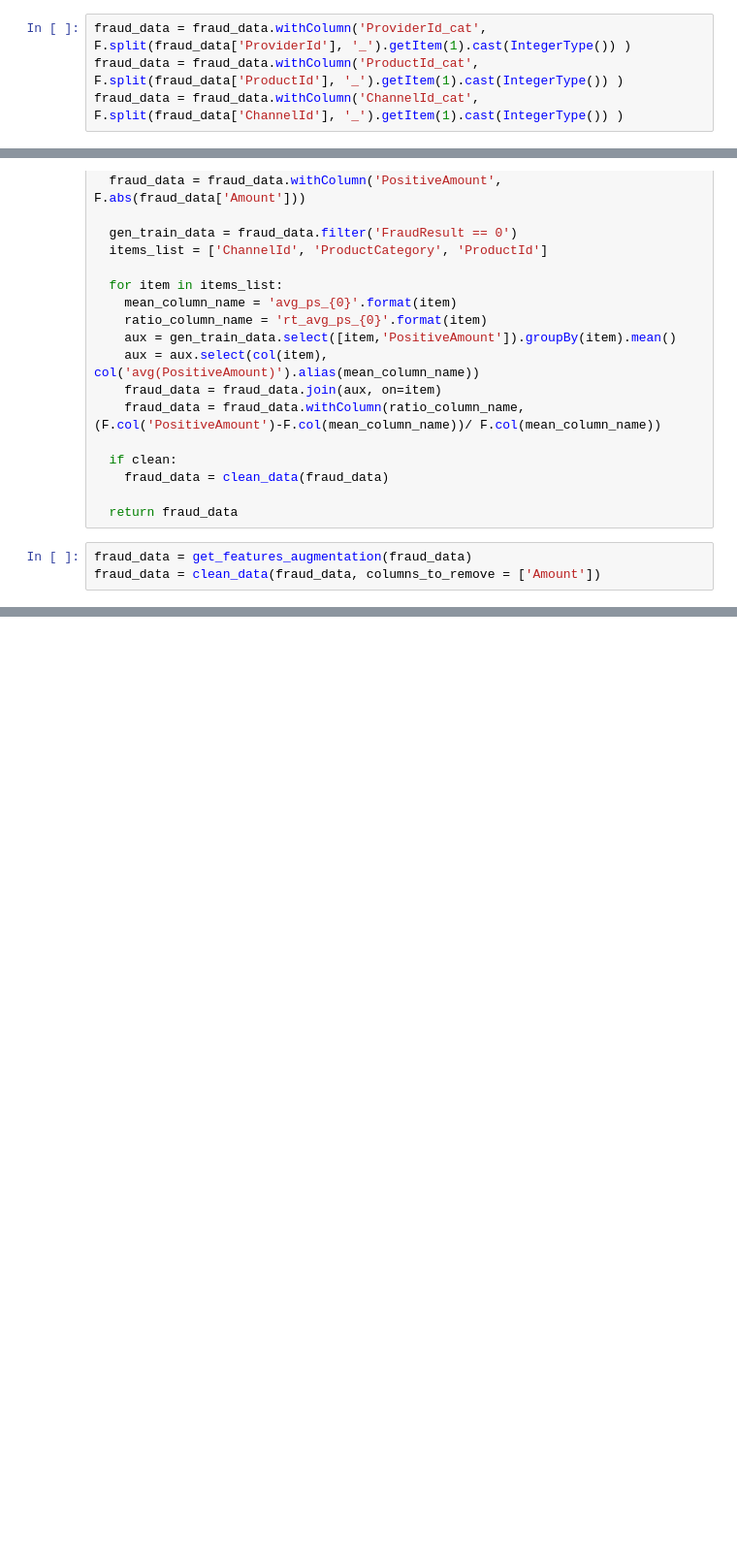
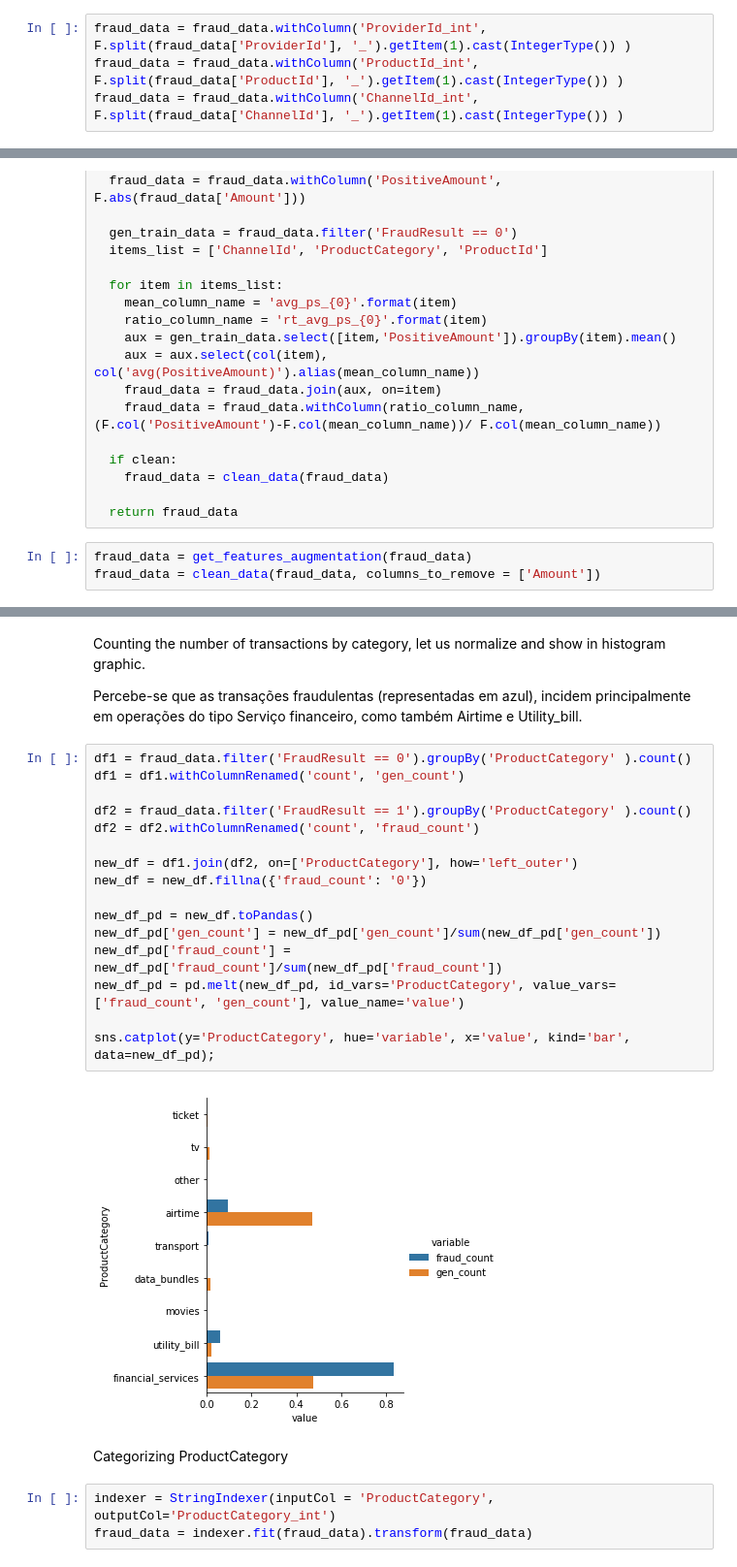
Before and after one commit to fernandojunior/financial-fraud-detection, a Jupyter notebook: src/Fraud_Detection_Xente.ipynb, the cells around one changed output, grey strips where cells are left out. Shown at 97% size. Cells and saved outputs as stored; diff of their text form; blank space fills up the shorter version.

Commit message:
Data analysis about the value of the transactions

```diff
--- a/src/Fraud_Detection_Xente.ipynb
+++ b/src/Fraud_Detection_Xente.ipynb
@@ -190,8 +190,8 @@ only showing top 5 rows
 # %% [markdown]
 ## Categorizing columns values
 # %%
-fraud_data = fraud_data.withColumn('ProviderId_cat', F.split(fraud_data['ProviderId'], '_').getItem(1).cast(IntegerType()) )
-fraud_data = fraud_data.withColumn('ProductId_cat', F.split(fraud_data['ProductId'], '_').getItem(1).cast(IntegerType()) )
-fraud_data = fraud_data.withColumn('ChannelId_cat', F.split(fraud_data['ChannelId'], '_').getItem(1).cast(IntegerType()) )
+fraud_data = fraud_data.withColumn('ProviderId_int', F.split(fraud_data['ProviderId'], '_').getItem(1).cast(IntegerType()) )
+fraud_data = fraud_data.withColumn('ProductId_int', F.split(fraud_data['ProductId'], '_').getItem(1).cast(IntegerType()) )
+fraud_data = fraud_data.withColumn('ChannelId_int', F.split(fraud_data['ChannelId'], '_').getItem(1).cast(IntegerType()) )
 # %% [markdown]
 # Creating Features
@@ -225,0 +279,27 @@ fraud_data = clean_data(fraud_data, columns_to_remove = ['Amount'])
+# %% [markdown]
+Counting the number of transactions by category, let us normalize and show in histogram graphic.
+
+Percebe-se que as transações fraudulentas (representadas em azul), incidem principalmente em operações do tipo Serviço financeiro, como também Airtime e Utility_bill.
+# %%
+df1 = fraud_data.filter('FraudResult == 0').groupBy('ProductCategory' ).count()
+df1 = df1.withColumnRenamed('count', 'gen_count')
+
+df2 = fraud_data.filter('FraudResult == 1').groupBy('ProductCategory' ).count()
+df2 = df2.withColumnRenamed('count', 'fraud_count')
+
+new_df = df1.join(df2, on=['ProductCategory'], how='left_outer')
+new_df = new_df.fillna({'fraud_count': '0'})
+
+new_df_pd = new_df.toPandas()
+new_df_pd['gen_count'] = new_df_pd['gen_count']/sum(new_df_pd['gen_count'])
+new_df_pd['fraud_count'] = new_df_pd['fraud_count']/sum(new_df_pd['fraud_count'])
+new_df_pd = pd.melt(new_df_pd, id_vars='ProductCategory', value_vars=['fraud_count', 'gen_count'], value_name='value')
+
+sns.catplot(y='ProductCategory', hue='variable', x='value', kind='bar', data=new_df_pd);
+# %% [output]
+[figure, added]
+# %% [markdown]
+Categorizing ProductCategory
+# %%
+indexer = StringIndexer(inputCol = 'ProductCategory', outputCol='ProductCategory_int')
+fraud_data = indexer.fit(fraud_data).transform(fraud_data)
```
Also changed, not shown: parts of 20 cells of this notebook.
